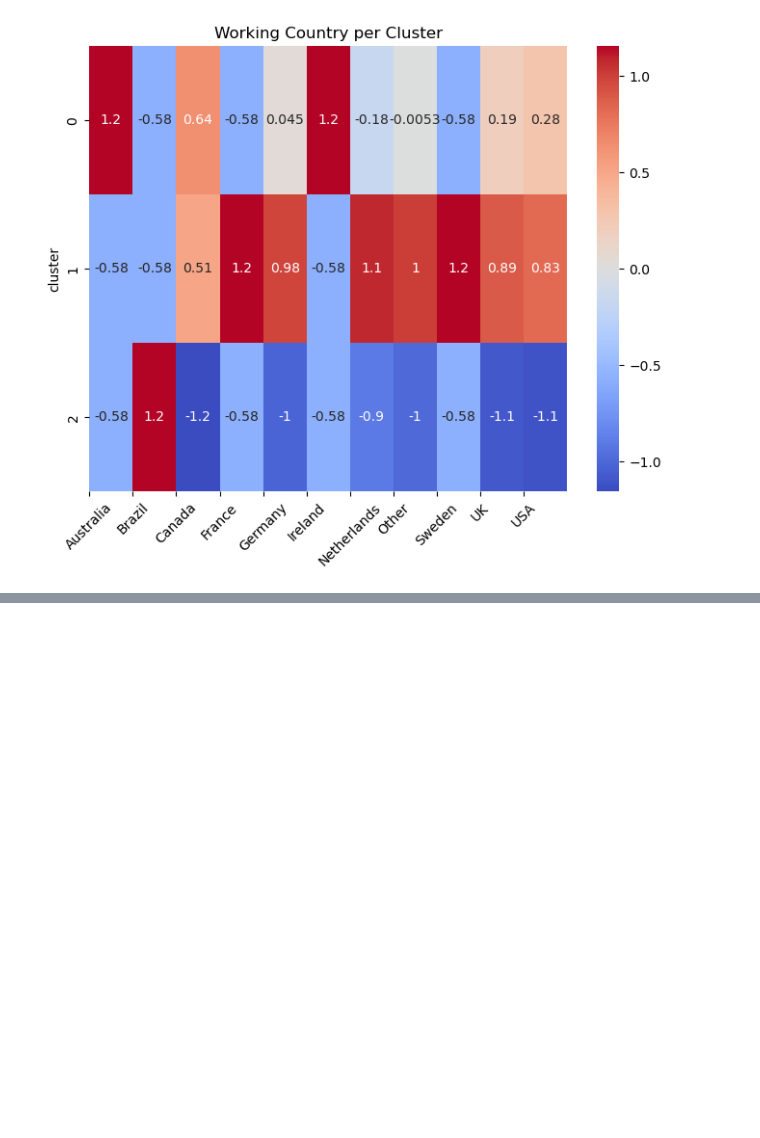
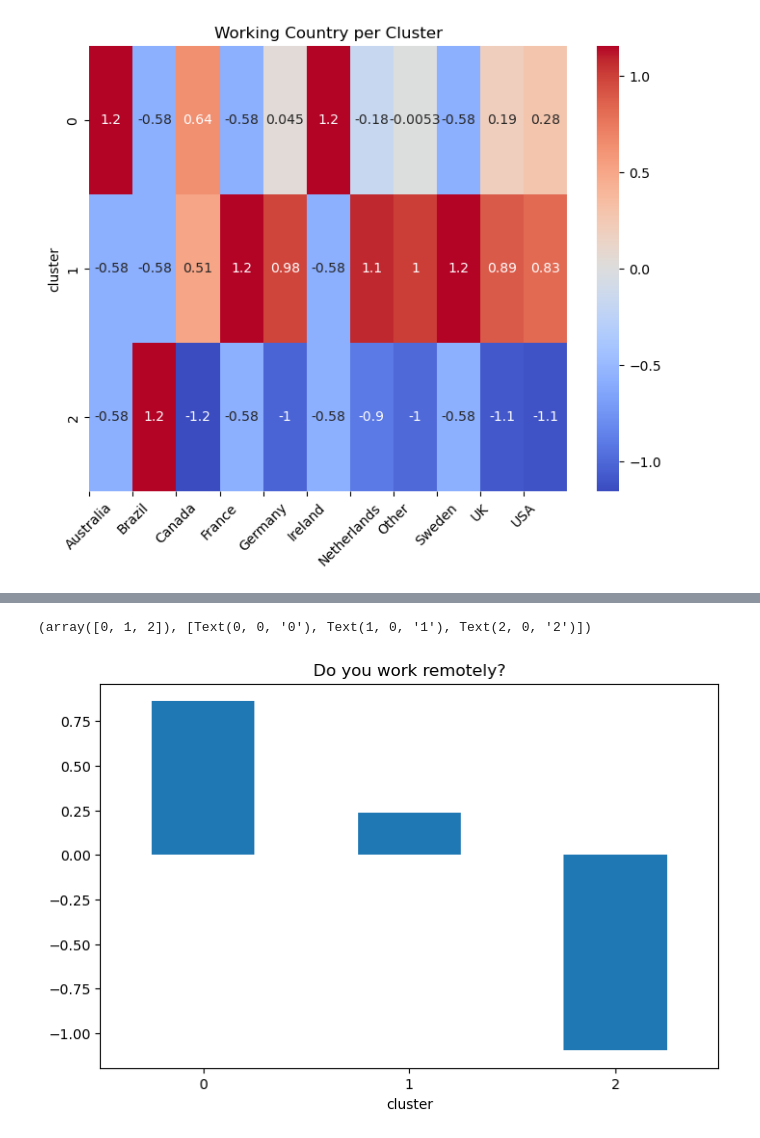
Before and after one commit to thedawid999/Health-Analysis, a Jupyter notebook: code/3_training.ipynb, the cells around one changed output, grey strips where cells are left out. Saved outputs shown, nothing was run; the diff lists cells and outputs as text; code cells hidden in the pictures; blank space fills up the shorter version.

```diff
--- a/code/3_training.ipynb
+++ b/code/3_training.ipynb
@@ -312,0 +313,10 @@ plt.show()
+# %%
+### remote work?
+fig, ax = plt.subplots(figsize=(8,5))
+ax.grid(axis='y', linestyle='--', alpha=0.7)
+cluster_means_std["Do you work remotely?"].plot(kind="bar")
+plt.title("Do you work remotely?")
+plt.xticks(rotation=0)
+# %% [output]
+(array([0, 1, 2]), [Text(0, 0, '0'), Text(1, 0, '1'), Text(2, 0, '2')])
+[figure, added]
```
Also changed, not shown: parts of 12 cells of this notebook, 25 other files.
